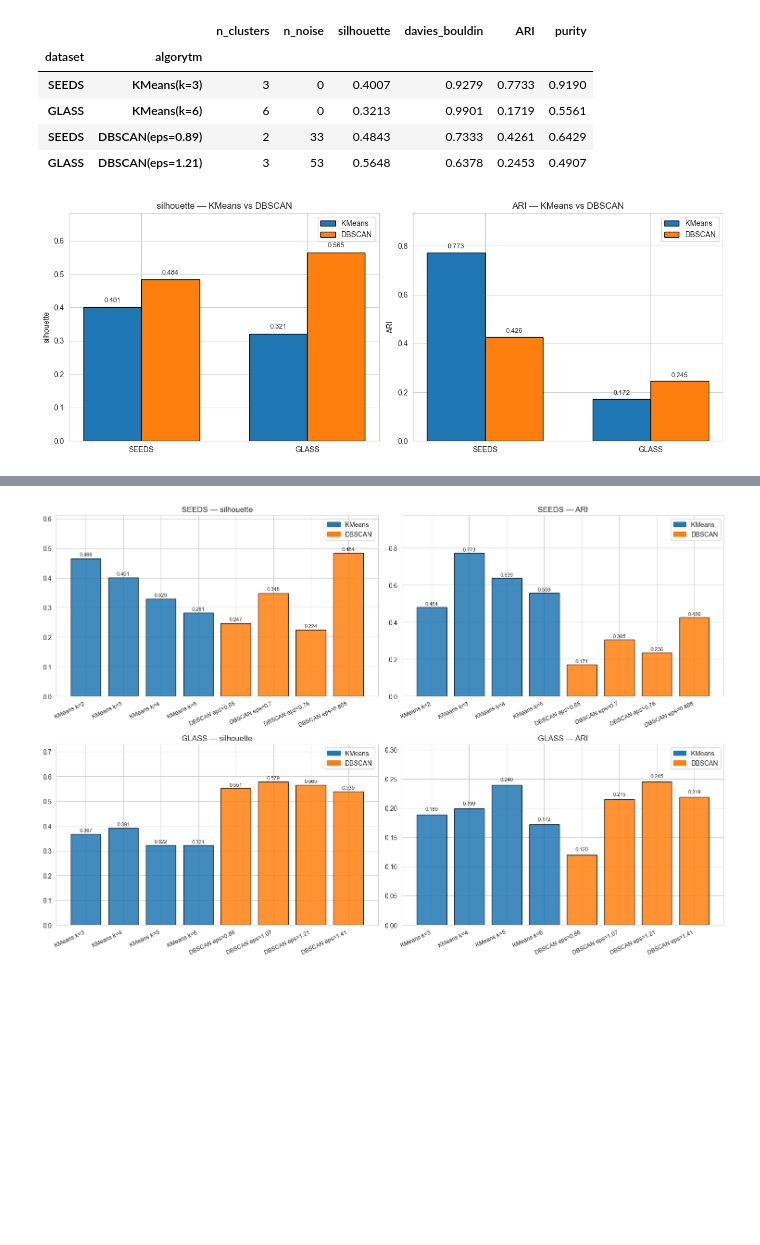
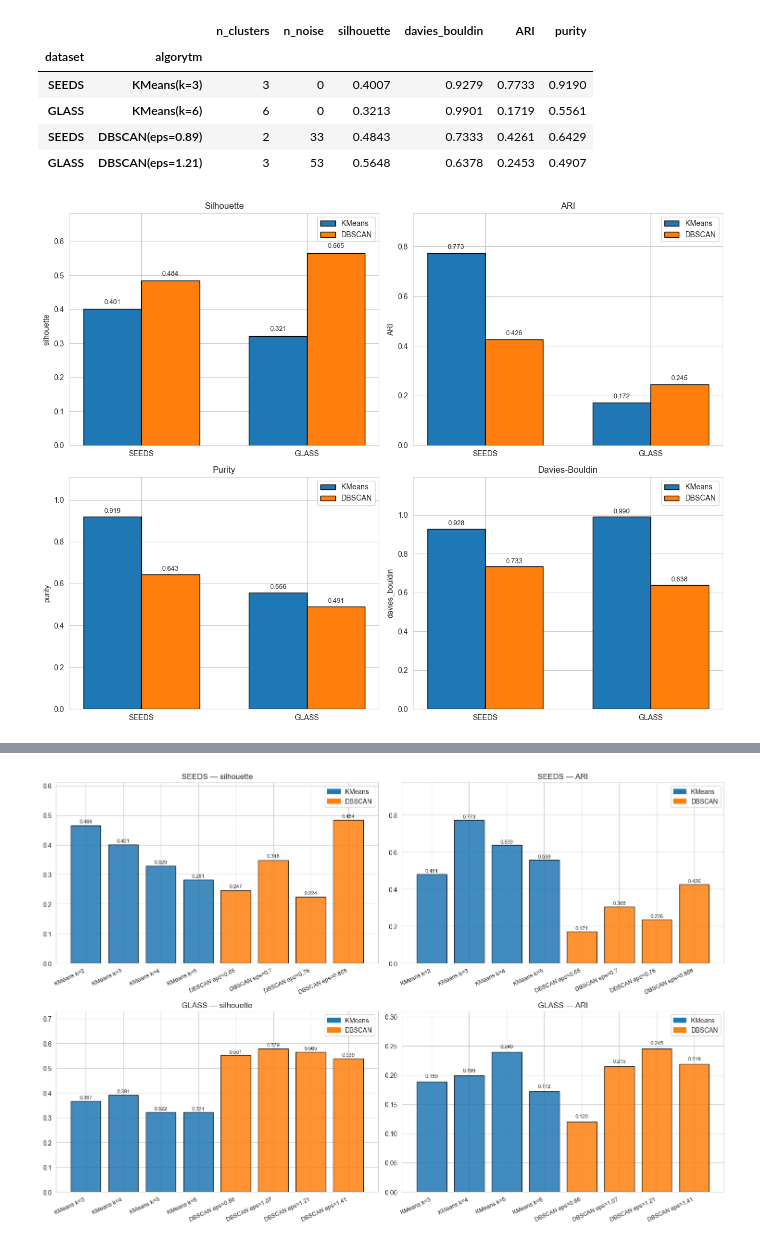
Before and after one commit to mikolaj-olesinski/Machine-Learning-PWR, a Jupyter notebook: lista4/lab4 (1).ipynb, the cells around one changed output, grey strips where cells are left out. Cells and saved outputs as stored; diff of their text form; code cells hidden in the pictures; blank space fills up the shorter version.

```diff
--- a/lista4/lab4 (1).ipynb
+++ b/lista4/lab4 (1).ipynb
@@ -886,40 +886,47 @@ display(summary.round(4))
 | SEEDS | DBSCAN(eps=0.89) | 2 | 33 | 0.4843 | 0.7333 | 0.4261 | 0.6429 |
 | GLASS | DBSCAN(eps=1.21) | 3 | 53 | 0.5648 | 0.6378 | 0.2453 | 0.4907 |
 # %%
-fig, axes = plt.subplots(1, 2, figsize=(13, 5))
+fig, axes = plt.subplots(2, 2, figsize=(13, 10))
 
 datasets = ['SEEDS', 'GLASS']
 x = np.arange(len(datasets))
 w = 0.35
 
 algo_seeds_km = f'KMeans(k={k_best_seeds})'
 algo_glass_km = f'KMeans(k={k_best_glass})'
 algo_seeds_db = f'DBSCAN(eps={eps_best_seeds:.2f})'
 algo_glass_db = f'DBSCAN(eps={eps_best_glass:.2f})'
 
 pairs = [
     (algo_seeds_km, algo_glass_km, 'KMeans'),
     (algo_seeds_db, algo_glass_db, 'DBSCAN'),
 ]
 
-for ax, met in zip(axes, ['silhouette', 'ARI']):
-    for i, (algo_s, algo_g, label) in enumerate(pairs):
+metrics = [
+    ('silhouette', 'Silhouette'),
+    ('ARI', 'ARI'),
+    ('purity', 'Purity'),
+    ('davies_bouldin', 'Davies-Bouldin'),
+]
+
+for ax, (met, label) in zip(axes.flatten(), metrics):
+    for i, (algo_s, algo_g, alg_label) in enumerate(pairs):
         vals = [
             summary.loc[('SEEDS', algo_s), met],
             summary.loc[('GLASS', algo_g), met],
         ]
-        bars = ax.bar(x + i * w - w/2, vals, w, label=label, edgecolor='k')
+        bars = ax.bar(x + i * w - w/2, vals, w, label=alg_label, edgecolor='k')
         for bar, val in zip(bars, vals):
             ax.text(bar.get_x() + bar.get_width()/2, bar.get_height() + 0.01,
                     f'{val:.3f}', ha='center', va='bottom', fontsize=9)
     ax.set_xticks(x)
     ax.set_xticklabels(datasets)
     ax.set_ylabel(met)
-    ax.set_title(f'{met} — KMeans vs DBSCAN')
+    ax.set_title(label)
     ax.legend()
     ax.set_ylim(0, ax.get_ylim()[1] * 1.15)
 
 plt.tight_layout()
 plt.show()
 # %% [output]
-[figure, old version]
+[figure, new version]
```
Also changed, not shown: parts of 2 cells of this notebook, 4 other files.
